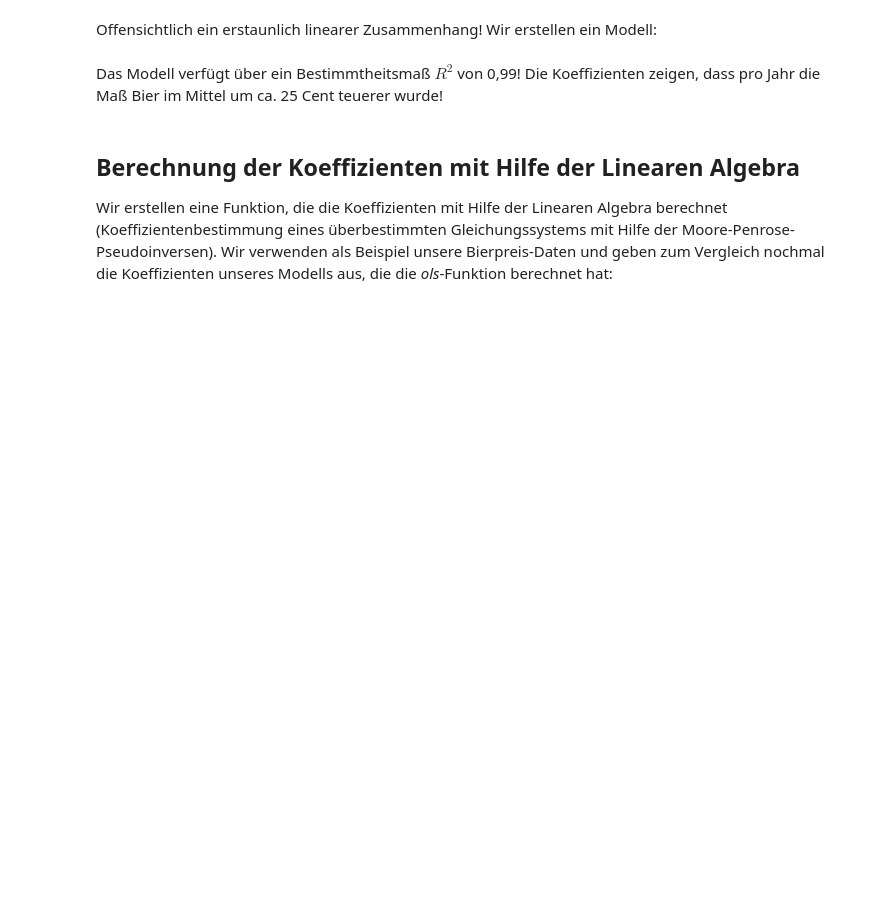
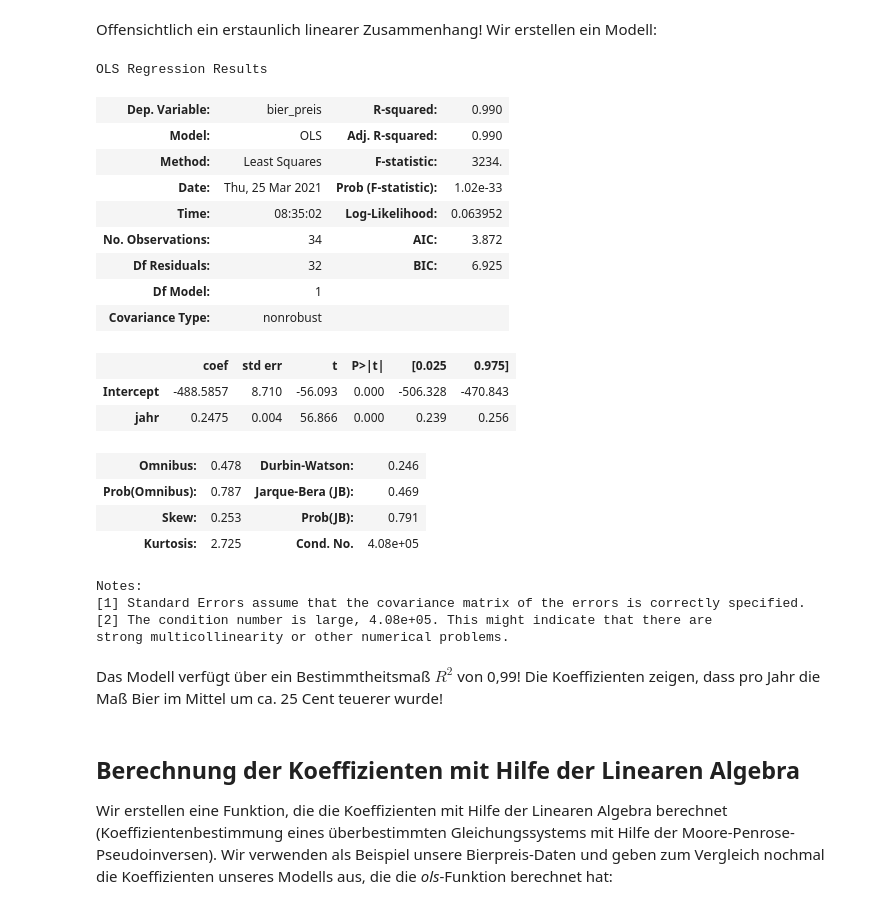
Before and after one commit to troescherw/jupyter_python, a Jupyter notebook: LineareRegression.ipynb, the cells around one changed output. Drawn from its saved outputs; the diff is of its cells as text; code cells hidden in the pictures; blank space fills up the shorter version.

```diff
--- a/LineareRegression.ipynb
+++ b/LineareRegression.ipynb
@@ -82,8 +114,30 @@ plt.show()
 Offensichtlich ein erstaunlich linearer Zusammenhang! Wir erstellen ein Modell:
 # %%
 import statsmodels.formula.api as smf
-model = ols("bier_preis~jahr", data=bierpreise).fit()
+model = smf.ols("bier_preis~jahr", data=bierpreise).fit()
 model.summary()
+# %% [output]
+OLS Regression Results
+| Dep. Variable: | bier_preis | R-squared: | 0.990 |
+| Model: | OLS | Adj. R-squared: | 0.990 |
+| Method: | Least Squares | F-statistic: | 3234. |
+| Date: | Thu, 25 Mar 2021 | Prob (F-statistic): | 1.02e-33 |
+| Time: | 08:35:02 | Log-Likelihood: | 0.063952 |
+| No. Observations: | 34 | AIC: | 3.872 |
+| Df Residuals: | 32 | BIC: | 6.925 |
+| Df Model: | 1 |  |  |
+| Covariance Type: | nonrobust |  |  |
+|  | coef | std err | t | P>|t| | [0.025 | 0.975] |
+| Intercept | -488.5857 | 8.710 | -56.093 | 0.000 | -506.328 | -470.843 |
+| jahr | 0.2475 | 0.004 | 56.866 | 0.000 | 0.239 | 0.256 |
+| Omnibus: | 0.478 | Durbin-Watson: | 0.246 |
+| Prob(Omnibus): | 0.787 | Jarque-Bera (JB): | 0.469 |
+| Skew: | 0.253 | Prob(JB): | 0.791 |
+| Kurtosis: | 2.725 | Cond. No. | 4.08e+05 |
+Notes:
+[1] Standard Errors assume that the covariance matrix of the errors is correctly specified.
+[2] The condition number is large, 4.08e+05. This might indicate that there are
+strong multicollinearity or other numerical problems.
 # %% [markdown]
 Das Modell verfügt über ein Bestimmtheitsmaß $R^2$ von 0,99! Die Koeffizienten zeigen, dass pro Jahr die Maß Bier im Mittel um ca. 25 Cent teuerer wurde!
 # %% [markdown]
```
Also changed, not shown: parts of 34 cells of this notebook, 2 other files.
